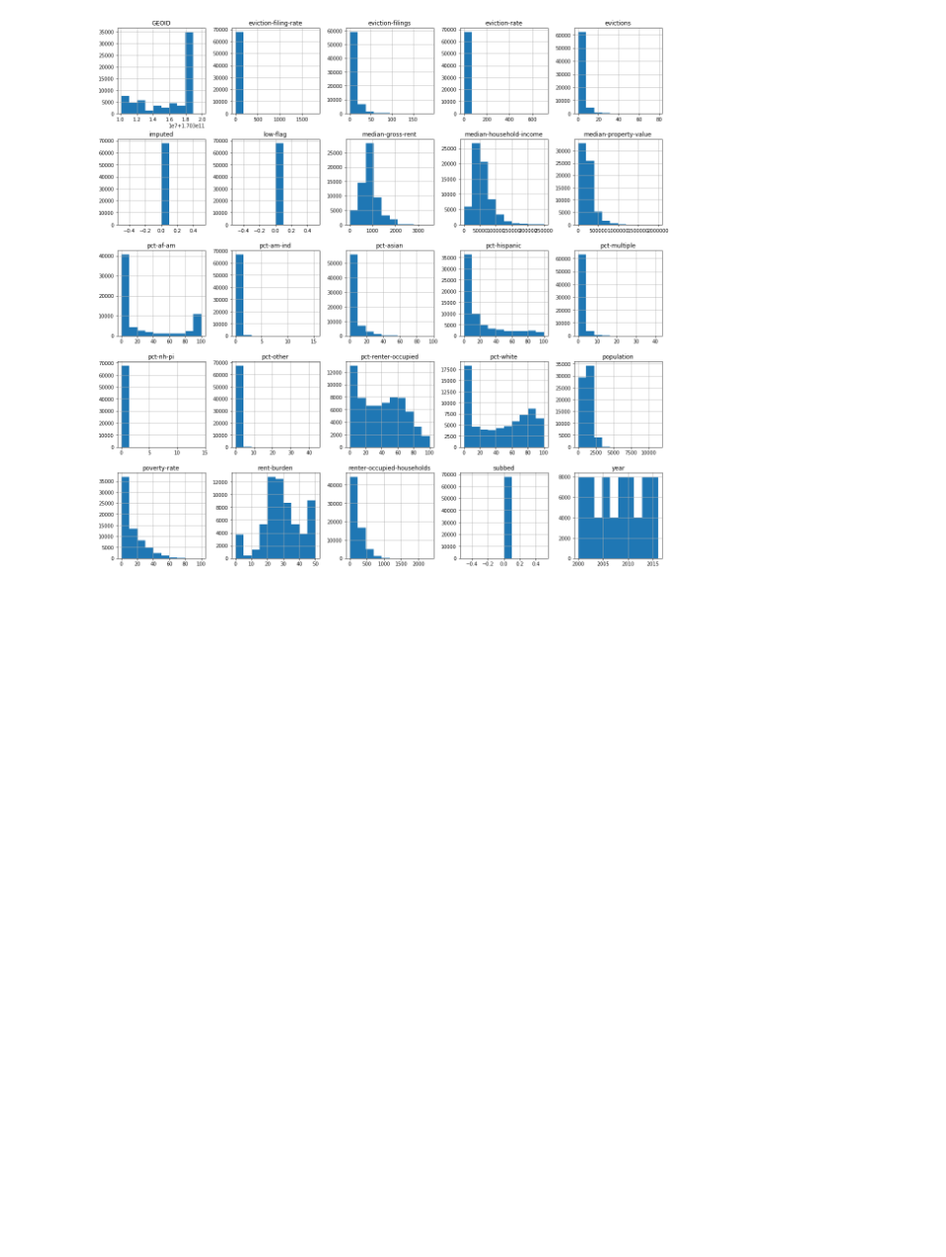
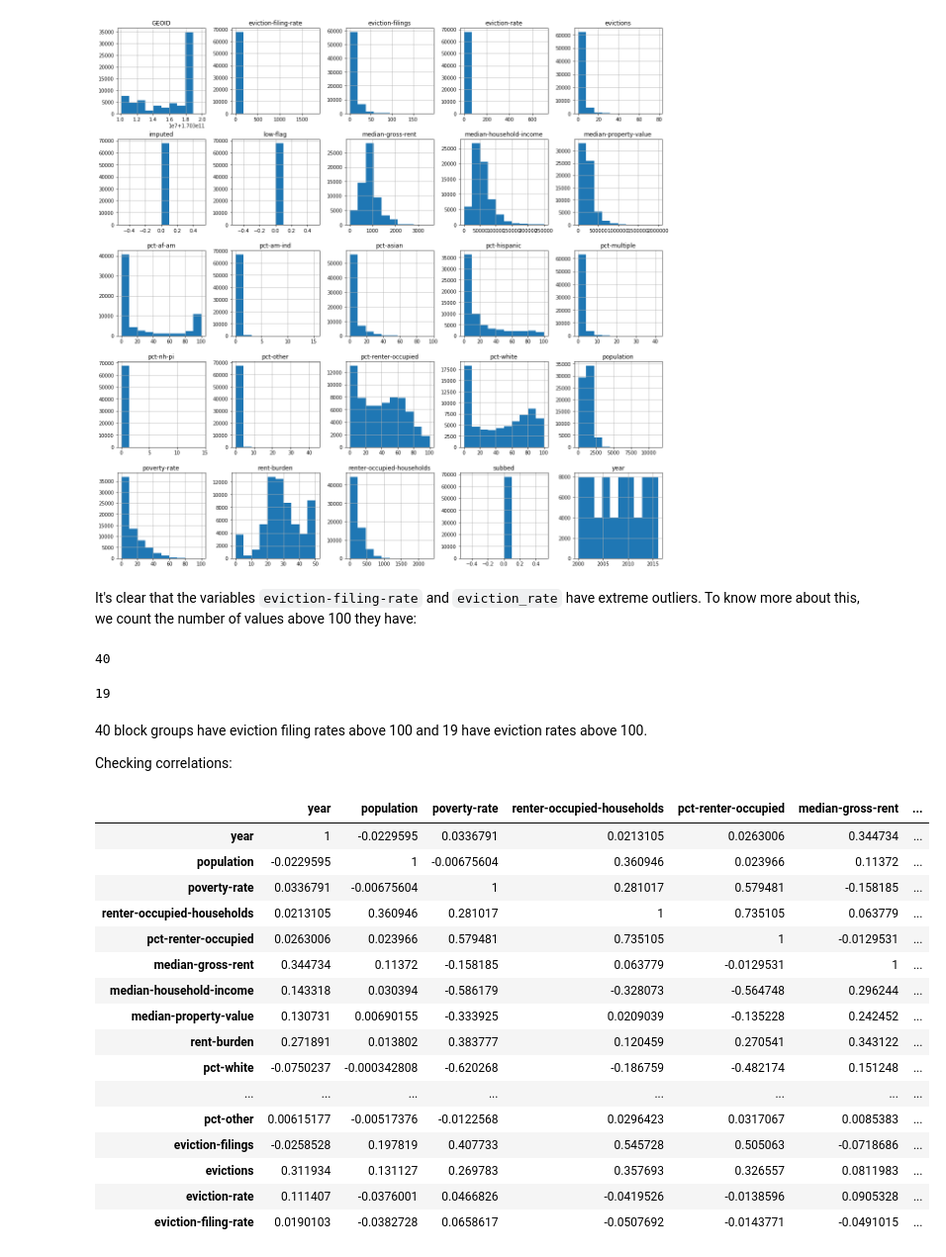
Before and after one commit to luisesanmartin/ml-eviction-chicago, a Jupyter notebook: notebooks/Data exploration - block groups.ipynb, the cells around one changed output. Shown at 99% size. Saved outputs shown, nothing was run; the diff lists cells and outputs as text; code cells hidden in the pictures; blank space fills up the shorter version.

Commit message:
Added some comments on correlations, still missing the maps part

```diff
--- a/notebooks/Data exploration - block groups.ipynb
+++ b/notebooks/Data exploration - block groups.ipynb
@@ -166,3 +166,37 @@ array([[<matplotlib.axes._subplots.AxesSubplot object at 0x...>,
         <matplotlib.axes._subplots.AxesSubplot object at 0x...>]],
       dtype=object)
 [figure]
+# %% [markdown]
+It's clear that the variables `eviction-filing-rate` and `eviction_rate` have extreme outliers. To know more about this, we count the number of values above 100 they have:
+# %%
+len(df[df['eviction-filing-rate'] > 100])
+# %% [output]
+40
+# %%
+len(df[df['eviction-rate'] > 100])
+# %% [output]
+19
+# %% [markdown]
+40 block groups have eviction filing rates above 100 and 19 have eviction rates above 100.
+
+Checking correlations:
+# %%
+df.drop(['low-flag', 'imputed', 'subbed', 'GEOID'], axis=1).corr().style.background_gradient(cmap='coolwarm')
+# %% [output]
+|  | year | population | poverty-rate | renter-occupied-households | pct-renter-occupied | median-gross-rent | ... |
+| year | 1 | -0.0229595 | 0.0336791 | 0.0213105 | 0.0263006 | 0.344734 | ... |
+| population | -0.0229595 | 1 | -0.00675604 | 0.360946 | 0.023966 | 0.11372 | ... |
+| poverty-rate | 0.0336791 | -0.00675604 | 1 | 0.281017 | 0.579481 | -0.158185 | ... |
+| renter-occupied-households | 0.0213105 | 0.360946 | 0.281017 | 1 | 0.735105 | 0.063779 | ... |
+| pct-renter-occupied | 0.0263006 | 0.023966 | 0.579481 | 0.735105 | 1 | -0.0129531 | ... |
+| median-gross-rent | 0.344734 | 0.11372 | -0.158185 | 0.063779 | -0.0129531 | 1 | ... |
+| median-household-income | 0.143318 | 0.030394 | -0.586179 | -0.328073 | -0.564748 | 0.296244 | ... |
+| median-property-value | 0.130731 | 0.00690155 | -0.333925 | 0.0209039 | -0.135228 | 0.242452 | ... |
+| rent-burden | 0.271891 | 0.013802 | 0.383777 | 0.120459 | 0.270541 | 0.343122 | ... |
+| pct-white | -0.0750237 | -0.000342808 | -0.620268 | -0.186759 | -0.482174 | 0.151248 | ... |
+| ... | ... | ... | ... | ... | ... | ... | ... |
+| pct-other | 0.00615177 | -0.00517376 | -0.0122568 | 0.0296423 | 0.0317067 | 0.0085383 | ... |
+| eviction-filings | -0.0258528 | 0.197819 | 0.407733 | 0.545728 | 0.505063 | -0.0718686 | ... |
+| evictions | 0.311934 | 0.131127 | 0.269783 | 0.357693 | 0.326557 | 0.0811983 | ... |
+| eviction-rate | 0.111407 | -0.0376001 | 0.0466826 | -0.0419526 | -0.0138596 | 0.0905328 | ... |
+| eviction-filing-rate | 0.0190103 | -0.0382728 | 0.0658617 | -0.0507692 | -0.0143771 | -0.0491015 | ... |
```
Also changed, not shown: parts of 1 cell of this notebook.
